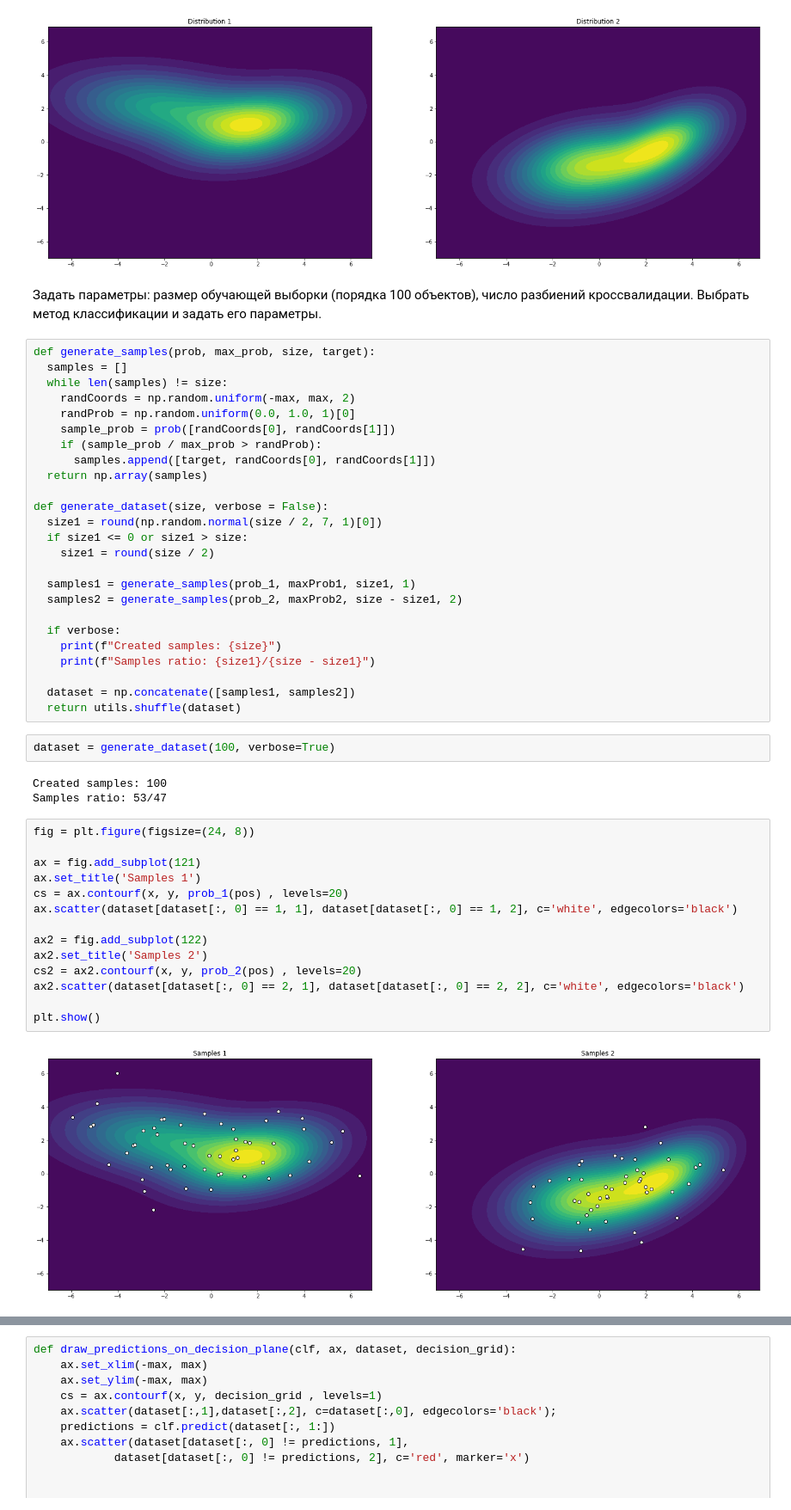
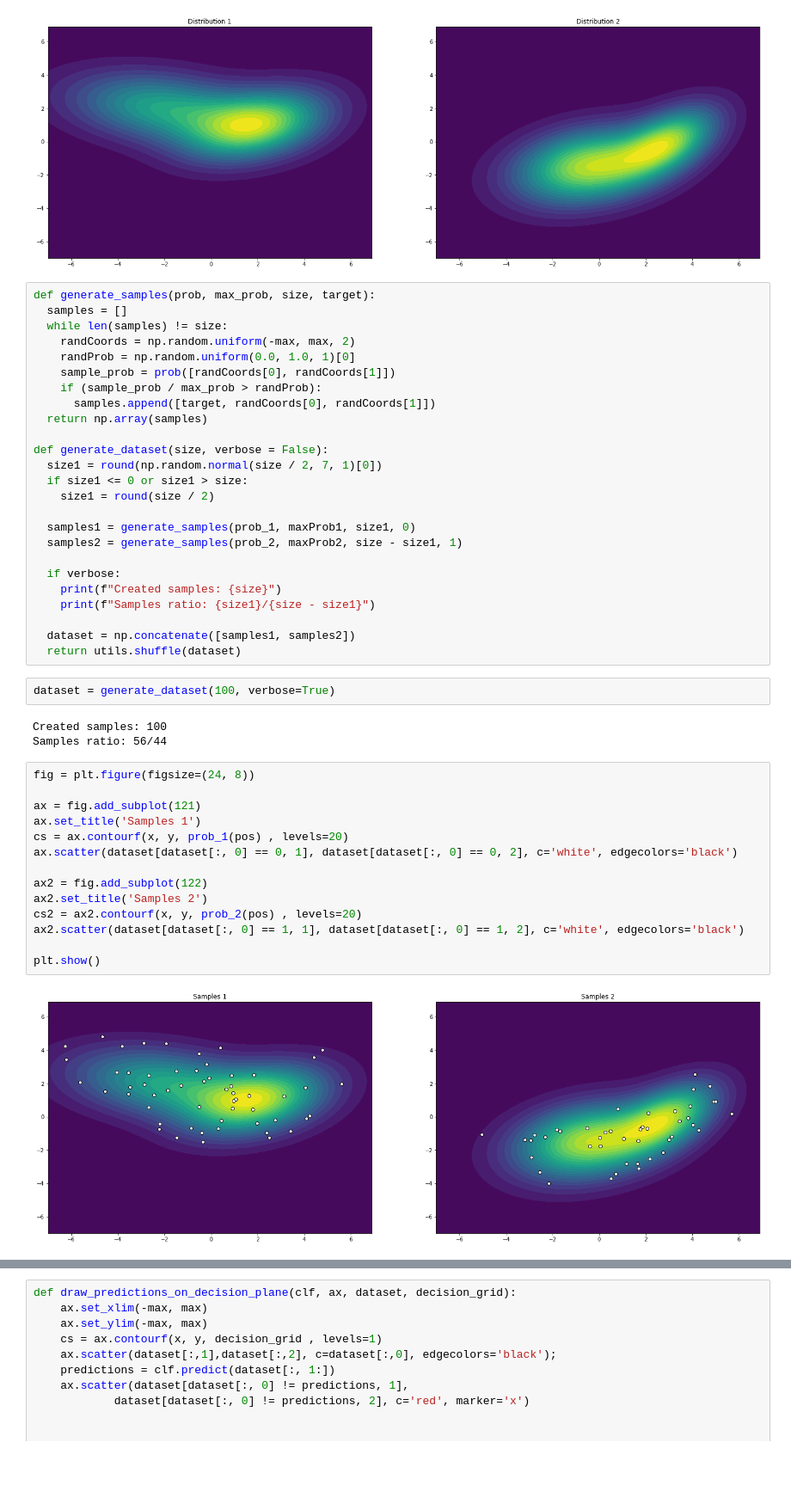
Before and after one commit to pishchev/RGR, a Jupyter notebook: RGR.ipynb, the cells around one changed output, grey strips where cells are left out. Shown: that part at 86% size. Saved outputs shown, nothing was run; the diff lists cells and outputs as text; blank space fills up the shorter version.

```diff
--- a/RGR.ipynb
+++ b/RGR.ipynb
@@ -51,8 +53,6 @@ cs2 = ax2.contourf(x, y, prob_2(pos) , levels=20)
 plt.show()
 # %% [output]
 [figure]
-# %% [markdown]
-Задать параметры: размер обучающей выборки (порядка 100 объектов), число разбиений кроссвалидации. Выбрать метод классификации и задать его параметры.
 # %%
 def generate_samples(prob, max_prob, size, target):
   samples = []
@@ -69,8 +69,8 @@ def generate_dataset(size, verbose = False):
   if size1 <= 0 or size1 > size:
     size1 = round(size / 2)
 
-  samples1 = generate_samples(prob_1, maxProb1, size1, 1)
-  samples2 = generate_samples(prob_2, maxProb2, size - size1, 2)
+  samples1 = generate_samples(prob_1, maxProb1, size1, 0)
+  samples2 = generate_samples(prob_2, maxProb2, size - size1, 1)
 
   if verbose:
     print(f"Created samples: {size}")
@@ -82,23 +82,23 @@ def generate_dataset(size, verbose = False):
 dataset = generate_dataset(100, verbose=True)
 # %% [output]
 Created samples: 100
-Samples ratio: 53/47
+Samples ratio: 56/44
 # %%
 fig = plt.figure(figsize=(24, 8))
 
 ax = fig.add_subplot(121)
 ax.set_title('Samples 1')
 cs = ax.contourf(x, y, prob_1(pos) , levels=20)
-ax.scatter(dataset[dataset[:, 0] == 1, 1], dataset[dataset[:, 0] == 1, 2], c='white', edgecolors='black')
+ax.scatter(dataset[dataset[:, 0] == 0, 1], dataset[dataset[:, 0] == 0, 2], c='white', edgecolors='black')
 
 ax2 = fig.add_subplot(122)
 ax2.set_title('Samples 2')
 cs2 = ax2.contourf(x, y, prob_2(pos) , levels=20)
-ax2.scatter(dataset[dataset[:, 0] == 2, 1], dataset[dataset[:, 0] == 2, 2], c='white', edgecolors='black')
+ax2.scatter(dataset[dataset[:, 0] == 1, 1], dataset[dataset[:, 0] == 1, 2], c='white', edgecolors='black')
 
 plt.show()
 # %% [output]
-[figure, old version]
+[figure, new version]
 # %%
 fig = plt.figure(figsize=(12, 8))
 ax = fig.add_subplot(111)
```
Also changed, not shown: parts of 30 cells of this notebook, 2 other files.
